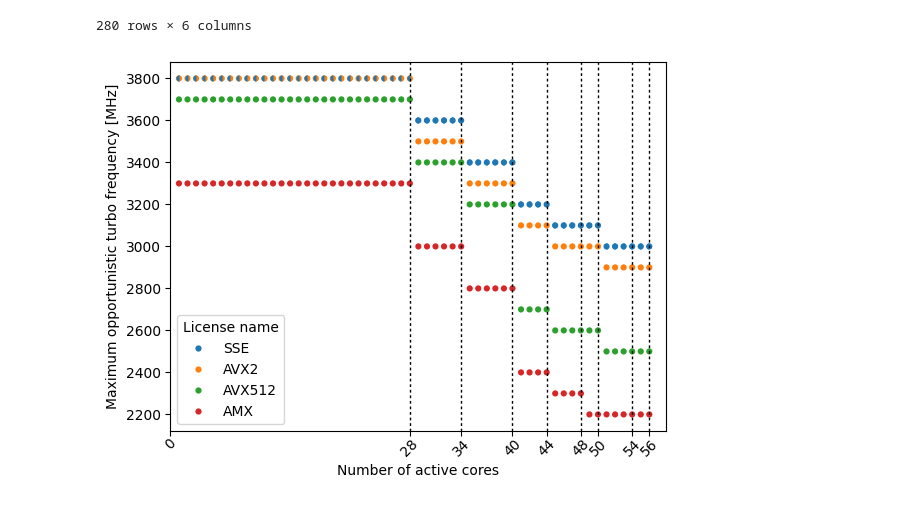
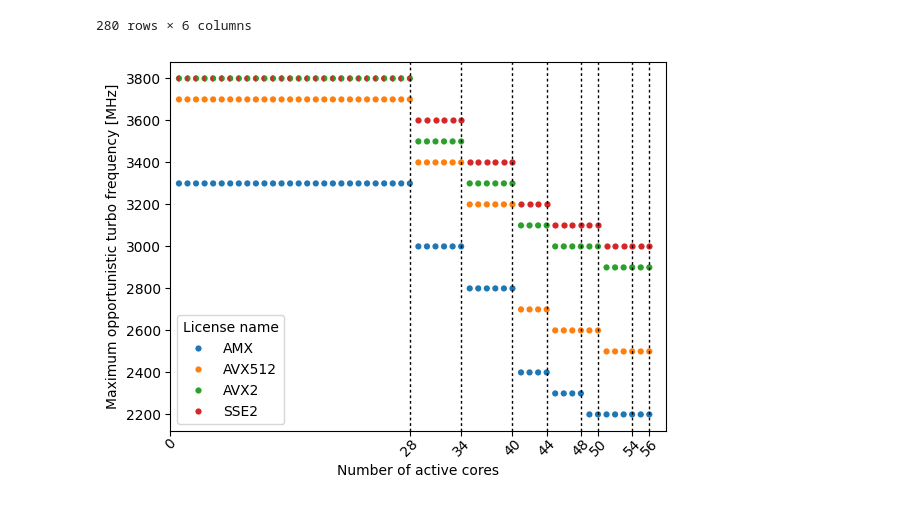
Before and after one commit to marenz2569/2025-sapphire-rapids-ee, a Jupyter notebook: measurements/avx-frequency-license-bands/Plot.ipynb, the cells around one changed output. Cells and saved outputs as stored; diff of their text form; code cells hidden in the pictures.

Commit message:
avx-frequency-license-bands: add hue_order

```diff
--- a/measurements/avx-frequency-license-bands/Plot.ipynb
+++ b/measurements/avx-frequency-license-bands/Plot.ipynb
@@ -79,26 +79,31 @@ freq_vs_number_of_cores
 | 278 | 3 | 55 | 2200 | AMX | 55 | 2200 |
 | 279 | 3 | 56 | 2200 | AMX | 56 | 2200 |
 280 rows × 6 columns
+# %%
+hue_order=['AMX', 'AVX512', 'AVX2', 'SSE2']
 # %%
 # plt.figure(figsize=(10,6))
-ax = sns.scatterplot(data=freq_vs_number_of_cores, x=CORE_COUNT, y=MAX_TURBO_FREQ, hue=LIC_NAME, linewidth=1.5, marker='o')
+ax = sns.scatterplot(data=freq_vs_number_of_cores, x=CORE_COUNT, y=MAX_TURBO_FREQ, hue=LIC_NAME, linewidth=1.5, marker='o', hue_order=hue_order)
 
-# Overlay the blue markers for the SSE2 license on the left
+# Overlay the red markers for the SSE2 license on the left
 sse_marker = freq_vs_number_of_cores[freq_vs_number_of_cores[LIC_NAME] == 'SSE']
-plt.plot(sse_marker[CORE_COUNT], sse_marker[MAX_TURBO_FREQ], color=sns.color_palette()[0], linestyle='None', markeredgewidth=0.0, ms=4.5, marker=matplotlib.markers.MarkerStyle("o", fillstyle="left"))
+sse_marker_le_28 = sse_marker[sse_marker[CORE_COUNT] <= 28]
+sse_marker_gt_28 = sse_marker[sse_marker[CORE_COUNT] > 28]
+plt.plot(sse_marker_le_28[CORE_COUNT], sse_marker_le_28[MAX_TURBO_FREQ], color=sns.color_palette()[3], linestyle='None', markeredgewidth=0.0, ms=4.5, marker=matplotlib.markers.MarkerStyle("o", fillstyle="left"))
+plt.plot(sse_marker_gt_28[CORE_COUNT], sse_marker_gt_28[MAX_TURBO_FREQ], color=sns.color_palette()[3], linestyle='None', markeredgewidth=0.0, ms=4.5, marker=matplotlib.markers.MarkerStyle("o"))
 
 buckets = [28,34,40,44,48,50,54,56]
 
 for i in buckets:
     plt.axvline(x=i, color='black', dashes=[2], linewidth=1)
 
 # ax.set_ylim(0, 4000)
 ax.set_xlim(0, 58)
 ax.set_xticks([0] + buckets)
 
 plt.xticks(rotation=45)
 ax.tick_params(axis='x', pad=0)
 
 plt.savefig('../../thesis/fig/avx-frequency-license-bands.pdf', bbox_inches='tight')
 # %% [output]
-[figure, old version]
+[figure, new version]
```
Also changed, not shown: parts of 1 cell of this notebook, 1 other file.
